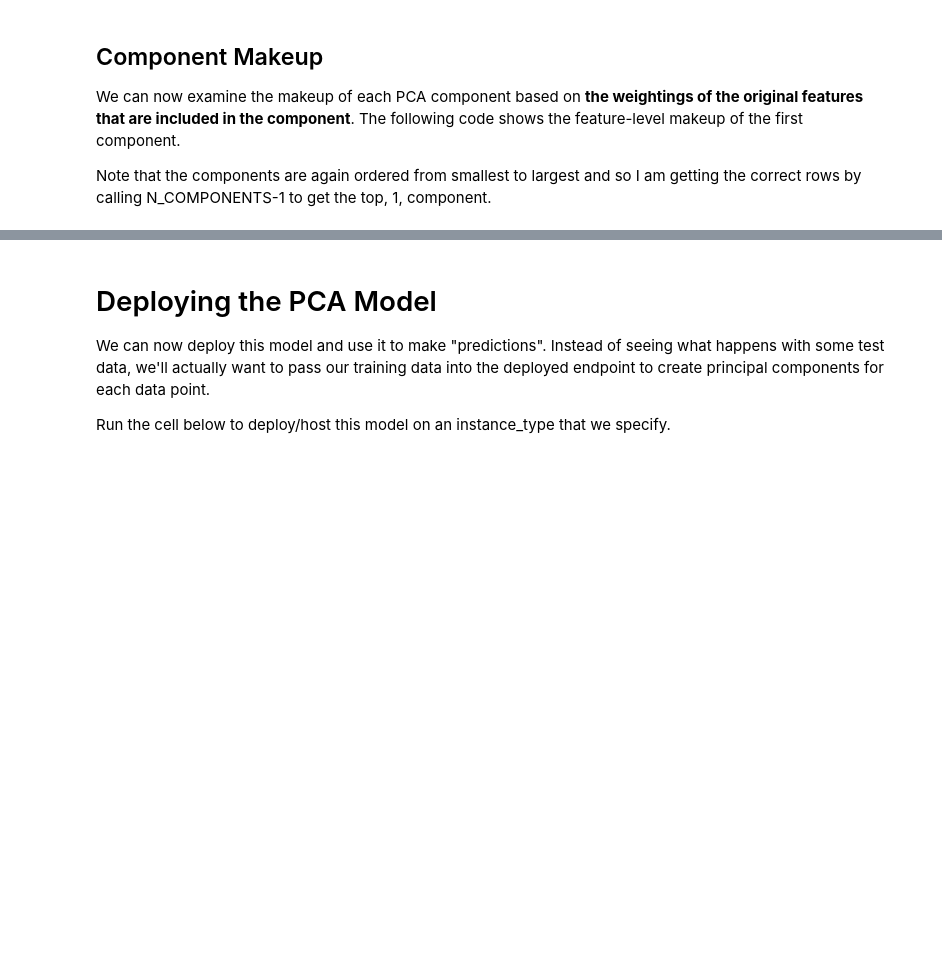
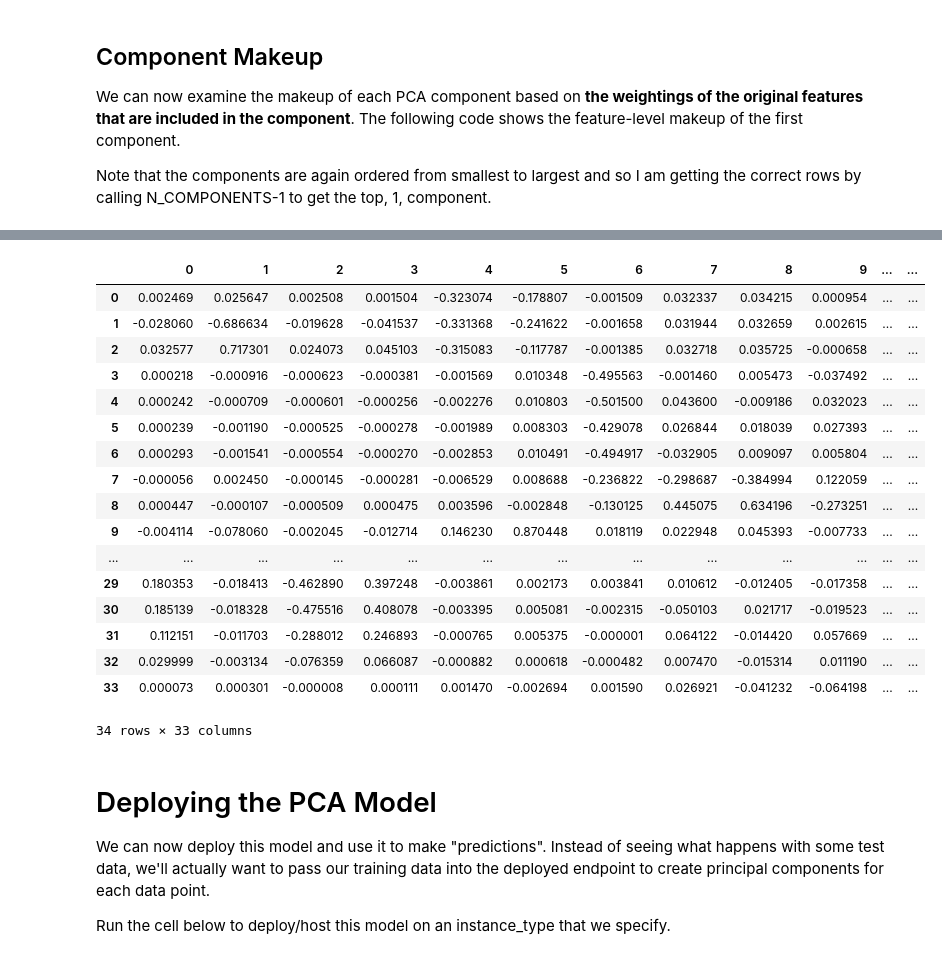
Before and after one commit to seongjaeryu/ML_SageMaker_Studies, a Jupyter notebook: Population_Segmentation/Pop_Segmentation_Exercise.ipynb, the cells around one changed output, grey strips where cells are left out. Drawn from its saved outputs; the diff is of its cells as text; code cells hidden in the pictures; blank space fills up the shorter version.

```diff
--- a/Population_Segmentation/Pop_Segmentation_Exercise.ipynb
+++ b/Population_Segmentation/Pop_Segmentation_Exercise.ipynb
@@ -699,3 +824,24 @@ display_component(v, counties_scaled.columns.values, component_num=num, n_weight
+# %%
+v
+# %% [output]
+|  | 0 | 1 | 2 | 3 | 4 | 5 | 6 | 7 | 8 | 9 | ... | ... |
+| 0 | 0.002469 | 0.025647 | 0.002508 | 0.001504 | -0.323074 | -0.178807 | -0.001509 | 0.032337 | 0.034215 | 0.000954 | ... | ... |
+| 1 | -0.028060 | -0.686634 | -0.019628 | -0.041537 | -0.331368 | -0.241622 | -0.001658 | 0.031944 | 0.032659 | 0.002615 | ... | ... |
+| 2 | 0.032577 | 0.717301 | 0.024073 | 0.045103 | -0.315083 | -0.117787 | -0.001385 | 0.032718 | 0.035725 | -0.000658 | ... | ... |
+| 3 | 0.000218 | -0.000916 | -0.000623 | -0.000381 | -0.001569 | 0.010348 | -0.495563 | -0.001460 | 0.005473 | -0.037492 | ... | ... |
+| 4 | 0.000242 | -0.000709 | -0.000601 | -0.000256 | -0.002276 | 0.010803 | -0.501500 | 0.043600 | -0.009186 | 0.032023 | ... | ... |
+| 5 | 0.000239 | -0.001190 | -0.000525 | -0.000278 | -0.001989 | 0.008303 | -0.429078 | 0.026844 | 0.018039 | 0.027393 | ... | ... |
+| 6 | 0.000293 | -0.001541 | -0.000554 | -0.000270 | -0.002853 | 0.010491 | -0.494917 | -0.032905 | 0.009097 | 0.005804 | ... | ... |
+| 7 | -0.000056 | 0.002450 | -0.000145 | -0.000281 | -0.006529 | 0.008688 | -0.236822 | -0.298687 | -0.384994 | 0.122059 | ... | ... |
+| 8 | 0.000447 | -0.000107 | -0.000509 | 0.000475 | 0.003596 | -0.002848 | -0.130125 | 0.445075 | 0.634196 | -0.273251 | ... | ... |
+| 9 | -0.004114 | -0.078060 | -0.002045 | -0.012714 | 0.146230 | 0.870448 | 0.018119 | 0.022948 | 0.045393 | -0.007733 | ... | ... |
+| ... | ... | ... | ... | ... | ... | ... | ... | ... | ... | ... | ... | ... |
+| 29 | 0.180353 | -0.018413 | -0.462890 | 0.397248 | -0.003861 | 0.002173 | 0.003841 | 0.010612 | -0.012405 | -0.017358 | ... | ... |
+| 30 | 0.185139 | -0.018328 | -0.475516 | 0.408078 | -0.003395 | 0.005081 | -0.002315 | -0.050103 | 0.021717 | -0.019523 | ... | ... |
+| 31 | 0.112151 | -0.011703 | -0.288012 | 0.246893 | -0.000765 | 0.005375 | -0.000001 | 0.064122 | -0.014420 | 0.057669 | ... | ... |
+| 32 | 0.029999 | -0.003134 | -0.076359 | 0.066087 | -0.000882 | 0.000618 | -0.000482 | 0.007470 | -0.015314 | 0.011190 | ... | ... |
+| 33 | 0.000073 | 0.000301 | -0.000008 | 0.000111 | 0.001470 | -0.002694 | 0.001590 | 0.026921 | -0.041232 | -0.064198 | ... | ... |
+34 rows × 33 columns
 # %% [markdown]
 # Deploying the PCA Model
 
```
Also changed, not shown: parts of 51 cells of this notebook.
